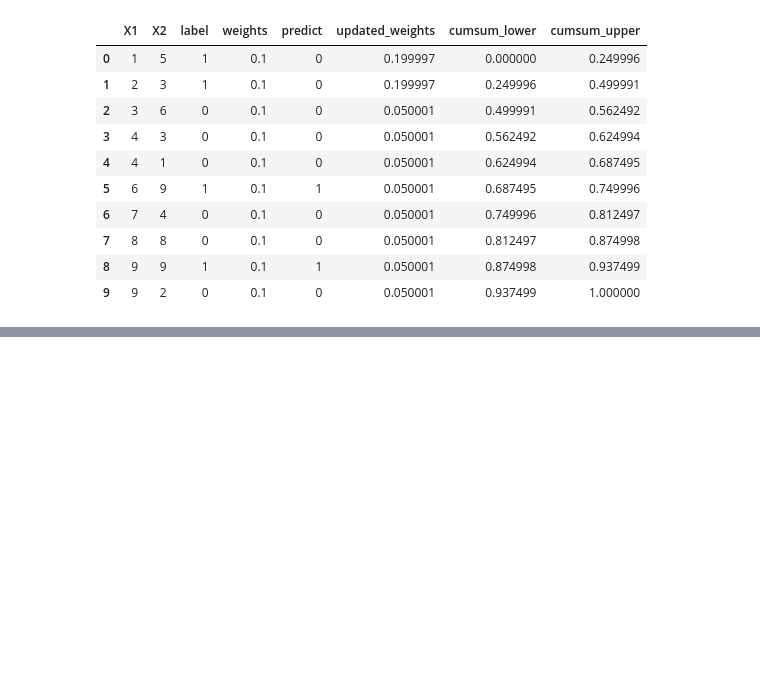
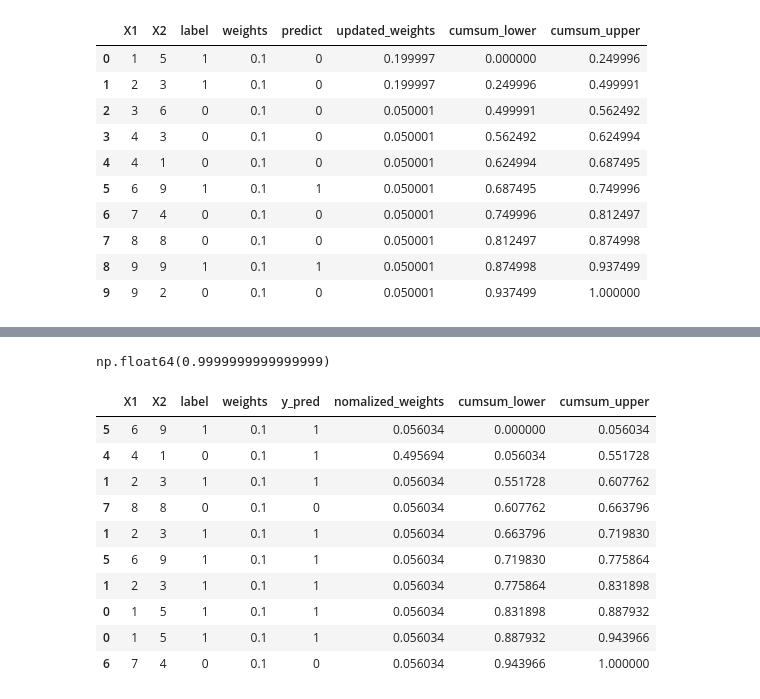
Before and after one commit to utkarshsahil04/Machine_learning_campusX_code, a Jupyter notebook: Lecture116/adaboost.ipynb, the cells around one changed output, grey strips where cells are left out. Saved outputs shown, nothing was run; the diff lists cells and outputs as text; code cells hidden in the pictures; blank space fills up the shorter version.

```diff
--- a/Lecture116/adaboost.ipynb
+++ b/Lecture116/adaboost.ipynb
@@ -194,0 +245,2 @@ def create_new_dataset(df):
+# %%
+second_df['y_pred'] = dt2.predict(X)
@@ -194,0 +269,10 @@ def create_new_dataset(df):
+# %%
+
+# Step 4 - Update weights
+def update_row_weights(row,alpha=1.09):
+  if row['label'] == row['y_pred']:
+    return row['weights'] * np.exp(-alpha)
+  else:
+    return row['weights'] * np.exp(alpha)
+# %%
+second_df['updated_weights'] = second_df.apply(update_row_weights,axis=1)
@@ -194,0 +293,3 @@ def create_new_dataset(df):
+# %%
+second_df['nomalized_weights'] = second_df['updated_weights']/second_df['updated_weights'].sum()
+second_df
@@ -194,0 +308,21 @@ def create_new_dataset(df):
+# %%
+second_df['nomalized_weights'].sum()
+# %% [output]
+np.float64(0.9999999999999999)
+# %%
+second_df['cumsum_upper'] = np.cumsum(second_df['nomalized_weights'])
+second_df['cumsum_lower'] = second_df['cumsum_upper'] - second_df['nomalized_weights']
+
+second_df[['X1','X2','label','weights','y_pred','nomalized_weights','cumsum_lower','cumsum_upper']]
+# %% [output]
+|  | X1 | X2 | label | weights | y_pred | nomalized_weights | cumsum_lower | cumsum_upper |
+| 5 | 6 | 9 | 1 | 0.1 | 1 | 0.056034 | 0.000000 | 0.056034 |
+| 4 | 4 | 1 | 0 | 0.1 | 1 | 0.495694 | 0.056034 | 0.551728 |
+| 1 | 2 | 3 | 1 | 0.1 | 1 | 0.056034 | 0.551728 | 0.607762 |
+| 7 | 8 | 8 | 0 | 0.1 | 0 | 0.056034 | 0.607762 | 0.663796 |
+| 1 | 2 | 3 | 1 | 0.1 | 1 | 0.056034 | 0.663796 | 0.719830 |
+| 5 | 6 | 9 | 1 | 0.1 | 1 | 0.056034 | 0.719830 | 0.775864 |
+| 1 | 2 | 3 | 1 | 0.1 | 1 | 0.056034 | 0.775864 | 0.831898 |
+| 0 | 1 | 5 | 1 | 0.1 | 1 | 0.056034 | 0.831898 | 0.887932 |
+| 0 | 1 | 5 | 1 | 0.1 | 1 | 0.056034 | 0.887932 | 0.943966 |
+| 6 | 7 | 4 | 0 | 0.1 | 0 | 0.056034 | 0.943966 | 1.000000 |
```
Also changed, not shown: parts of 17 cells of this notebook.
